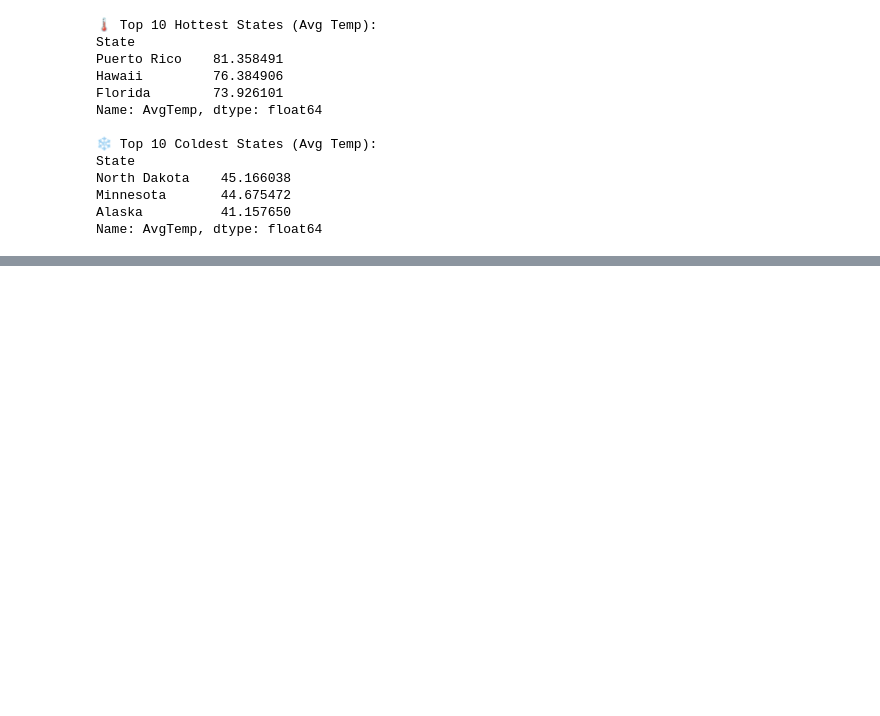
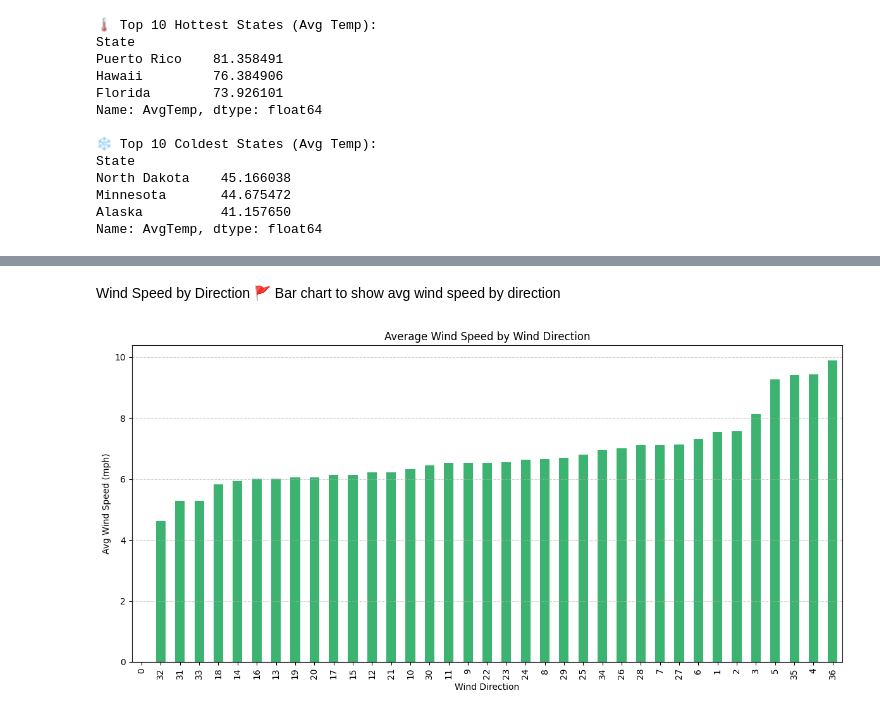
Before and after one commit to shubro-das/Mini_Projects, a Jupyter notebook: Week 1/Working with Data(pandas, csv)/weather_analyzer/main.ipynb, the cells around one changed output, grey strips where cells are left out. Saved outputs shown, nothing was run; the diff lists cells and outputs as text; code cells hidden in the pictures; blank space fills up the shorter version.

```diff
--- a/Week 1/Working with Data(pandas, csv)/weather_analyzer/main.ipynb
+++ b/Week 1/Working with Data(pandas, csv)/weather_analyzer/main.ipynb
@@ -136,0 +217,21 @@ Name: AvgTemp, dtype: float64
+# %% [markdown]
+ Wind Speed by Direction
+🚩 Bar chart to show avg wind speed by direction
+# %%
+# Average wind speed per wind direction
+wind_by_dir = df.groupby('WindDirection')['WindSpeed'].mean().sort_values()
+
+# Plotting
+plt.figure(figsize=(12, 6))
+wind_by_dir.plot(kind='bar', color='mediumseagreen')
+plt.title('Average Wind Speed by Wind Direction')
+plt.xlabel('Wind Direction')
+plt.ylabel('Avg Wind Speed (mph)')
+plt.grid(axis='y', linestyle='--', alpha=0.6)
+plt.tight_layout()
+
+# Save and show
+# plt.savefig("wind_speed_by_direction.png")
+plt.show()
+# %% [output]
+[figure, added]
```
Also changed, not shown: parts of 18 cells of this notebook.
